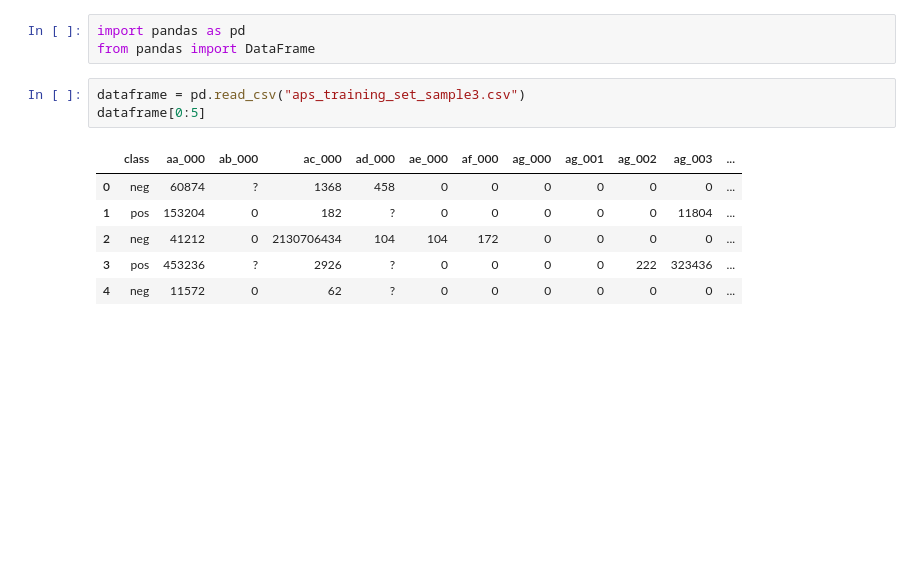
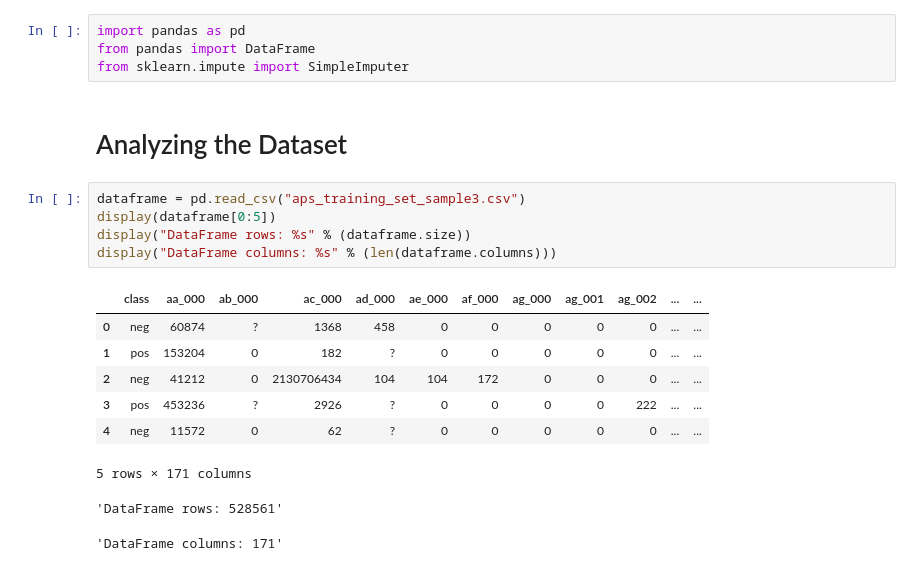
Before and after one commit to yukioichida/scania-aps-failure-analysis, a Jupyter notebook: notebook.ipynb, the cells around one changed output. Drawn from its saved outputs; the diff is of its cells as text; blank space fills up the shorter version.

```diff
--- a/notebook.ipynb
+++ b/notebook.ipynb
@@ -1,13 +1,21 @@
 # %%
 import pandas as pd
 from pandas import DataFrame
+from sklearn.impute import SimpleImputer
+# %% [markdown]
+# Analyzing the Dataset
 # %%
 dataframe = pd.read_csv("aps_training_set_sample3.csv")
-dataframe[0:5]
+display(dataframe[0:5])
+display("DataFrame rows: %s" % (dataframe.size))
+display("DataFrame columns: %s" % (len(dataframe.columns)))
 # %% [output]
-|  | class | aa_000 | ab_000 | ac_000 | ad_000 | ae_000 | af_000 | ag_000 | ag_001 | ag_002 | ag_003 | ... |
-| 0 | neg | 60874 | ? | 1368 | 458 | 0 | 0 | 0 | 0 | 0 | 0 | ... |
-| 1 | pos | 153204 | 0 | 182 | ? | 0 | 0 | 0 | 0 | 0 | 11804 | ... |
-| 2 | neg | 41212 | 0 | 2130706434 | 104 | 104 | 172 | 0 | 0 | 0 | 0 | ... |
-| 3 | pos | 453236 | ? | 2926 | ? | 0 | 0 | 0 | 0 | 222 | 323436 | ... |
-| 4 | neg | 11572 | 0 | 62 | ? | 0 | 0 | 0 | 0 | 0 | 0 | ... |
+|  | class | aa_000 | ab_000 | ac_000 | ad_000 | ae_000 | af_000 | ag_000 | ag_001 | ag_002 | ... | ... |
+| 0 | neg | 60874 | ? | 1368 | 458 | 0 | 0 | 0 | 0 | 0 | ... | ... |
+| 1 | pos | 153204 | 0 | 182 | ? | 0 | 0 | 0 | 0 | 0 | ... | ... |
+| 2 | neg | 41212 | 0 | 2130706434 | 104 | 104 | 172 | 0 | 0 | 0 | ... | ... |
+| 3 | pos | 453236 | ? | 2926 | ? | 0 | 0 | 0 | 0 | 222 | ... | ... |
+| 4 | neg | 11572 | 0 | 62 | ? | 0 | 0 | 0 | 0 | 0 | ... | ... |
+5 rows × 171 columns
+'DataFrame rows: 528561'
+'DataFrame columns: 171'
```
Also changed, not shown: parts of 12 cells of this notebook.
